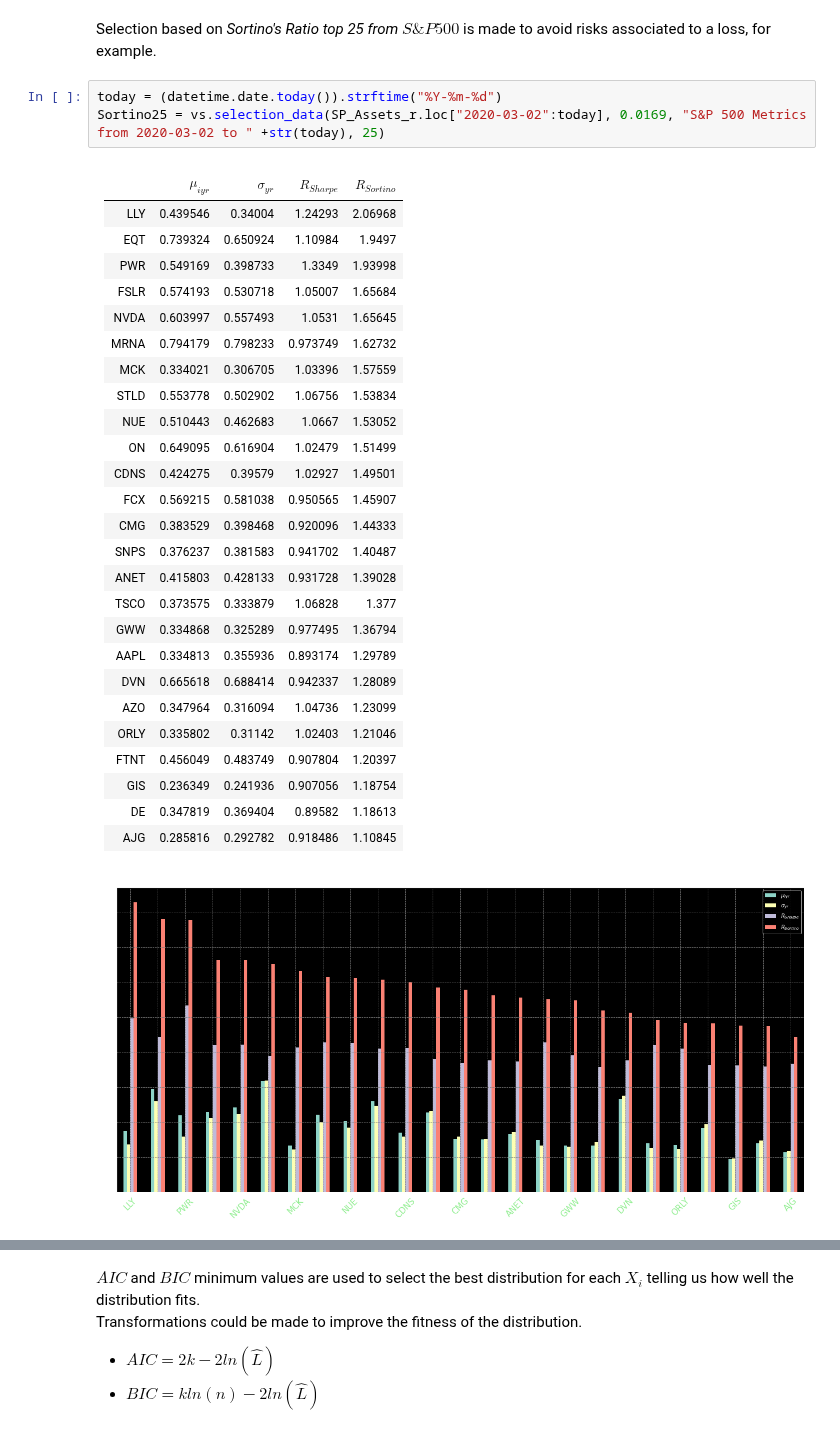
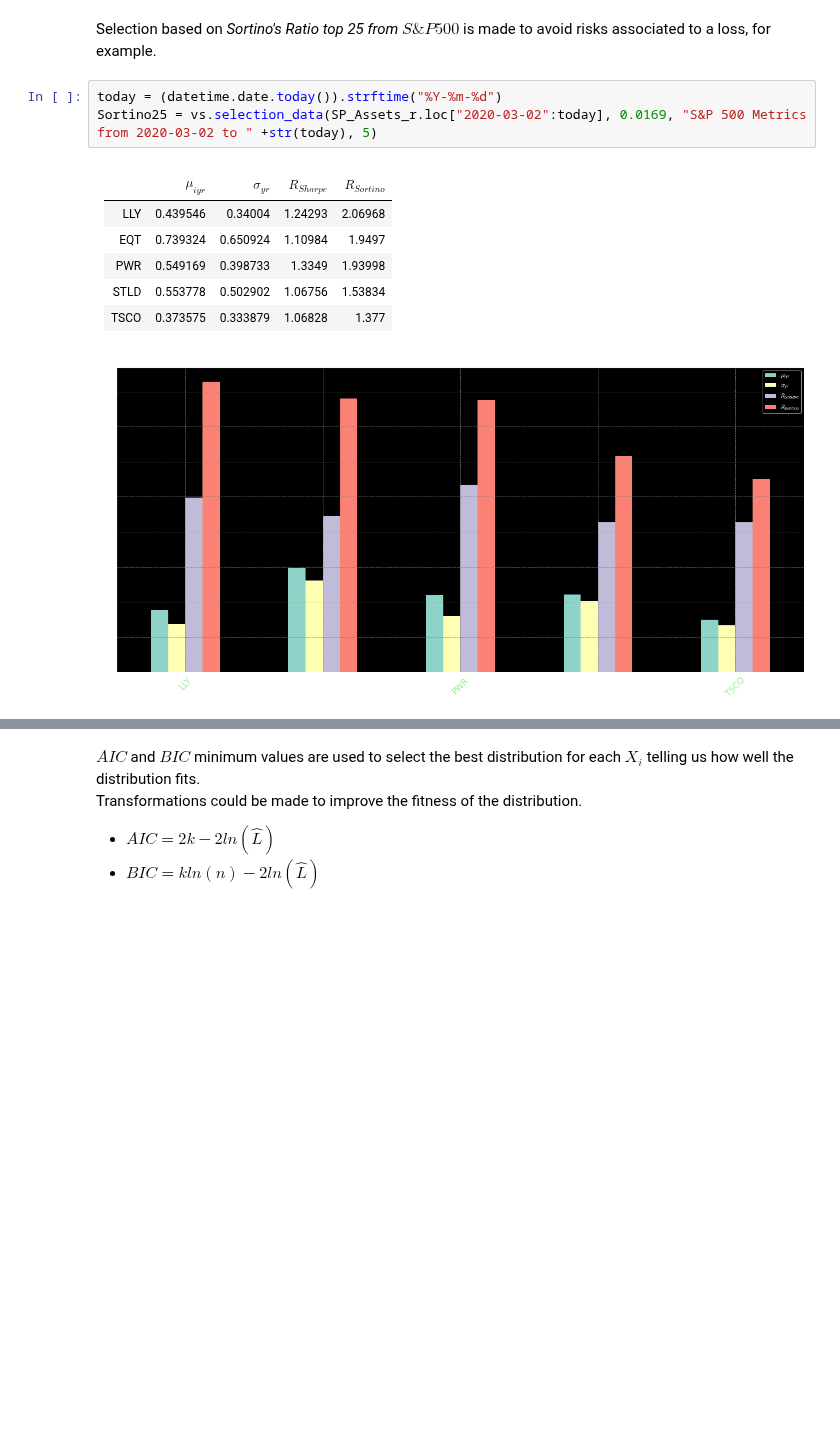
Before and after one commit to EMarquez7/Examen-de-Simulaci-n-2, a Jupyter notebook: Optimization.ipynb, the cells around one changed output, grey strips where cells are left out. Cells and saved outputs as stored; diff of their text form; blank space fills up the shorter version.

```diff
--- a/Optimization.ipynb
+++ b/Optimization.ipynb
@@ -192,36 +192,16 @@ Sortino's Ratio is a metric that measures the units of negative risks *[$\sigma_
 Selection based on *Sortino's Ratio top 25 from $S\&P500$* is made to avoid risks associated to a loss, for example.
 # %%
 today = (datetime.date.today()).strftime("%Y-%m-%d")
-Sortino25 = vs.selection_data(SP_Assets_r.loc["2020-03-02":today], 0.0169, "S&P 500 Metrics from 2020-03-02 to " +str(today), 25)
+Sortino25 = vs.selection_data(SP_Assets_r.loc["2020-03-02":today], 0.0169, "S&P 500 Metrics from 2020-03-02 to " +str(today), 5)
 # %% [output]
 |      |   $\mu_{i{yr}}$ |   $\sigma_{yr}$ |   $R_{Sharpe}$ |   $R_{Sortino}$ |
 |:-----|----------------:|----------------:|---------------:|----------------:|
-| LLY  |        0.439546 |        0.34004  |       1.24293  |         2.06968 |
-| EQT  |        0.739324 |        0.650924 |       1.10984  |         1.9497  |
-| PWR  |        0.549169 |        0.398733 |       1.3349   |         1.93998 |
-| FSLR |        0.574193 |        0.530718 |       1.05007  |         1.65684 |
-| NVDA |        0.603997 |        0.557493 |       1.0531   |         1.65645 |
-| MRNA |        0.794179 |        0.798233 |       0.973749 |         1.62732 |
-| MCK  |        0.334021 |        0.306705 |       1.03396  |         1.57559 |
-| STLD |        0.553778 |        0.502902 |       1.06756  |         1.53834 |
-| NUE  |        0.510443 |        0.462683 |       1.0667   |         1.53052 |
-| ON   |        0.649095 |        0.616904 |       1.02479  |         1.51499 |
-| CDNS |        0.424275 |        0.39579  |       1.02927  |         1.49501 |
-| FCX  |        0.569215 |        0.581038 |       0.950565 |         1.45907 |
-| CMG  |        0.383529 |        0.398468 |       0.920096 |         1.44333 |
-| SNPS |        0.376237 |        0.381583 |       0.941702 |         1.40487 |
-| ANET |        0.415803 |        0.428133 |       0.931728 |         1.39028 |
-| TSCO |        0.373575 |        0.333879 |       1.06828  |         1.377   |
-| GWW  |        0.334868 |        0.325289 |       0.977495 |         1.36794 |
-| AAPL |        0.334813 |        0.355936 |       0.893174 |         1.29789 |
-| DVN  |        0.665618 |        0.688414 |       0.942337 |         1.28089 |
-| AZO  |        0.347964 |        0.316094 |       1.04736  |         1.23099 |
-| ORLY |        0.335802 |        0.31142  |       1.02403  |         1.21046 |
-| FTNT |        0.456049 |        0.483749 |       0.907804 |         1.20397 |
-| GIS  |        0.236349 |        0.241936 |       0.907056 |         1.18754 |
-| DE   |        0.347819 |        0.369404 |       0.89582  |         1.18613 |
-| AJG  |        0.285816 |        0.292782 |       0.918486 |         1.10845 |
+| LLY  |        0.439546 |        0.34004  |        1.24293 |         2.06968 |
+| EQT  |        0.739324 |        0.650924 |        1.10984 |         1.9497  |
+| PWR  |        0.549169 |        0.398733 |        1.3349  |         1.93998 |
+| STLD |        0.553778 |        0.502902 |        1.06756 |         1.53834 |
+| TSCO |        0.373575 |        0.333879 |        1.06828 |         1.377   |
-[figure, old version]
+[figure, new version]
 # %%
 test = (SP_Assets_r.loc["2020-03-02":today][Sortino25[2].index].pct_change()).iloc[1:, :].dropna(axis = 1)
 test.index = pd.to_datetime(test.index)
```
Also changed, not shown: parts of 5 cells of this notebook.
